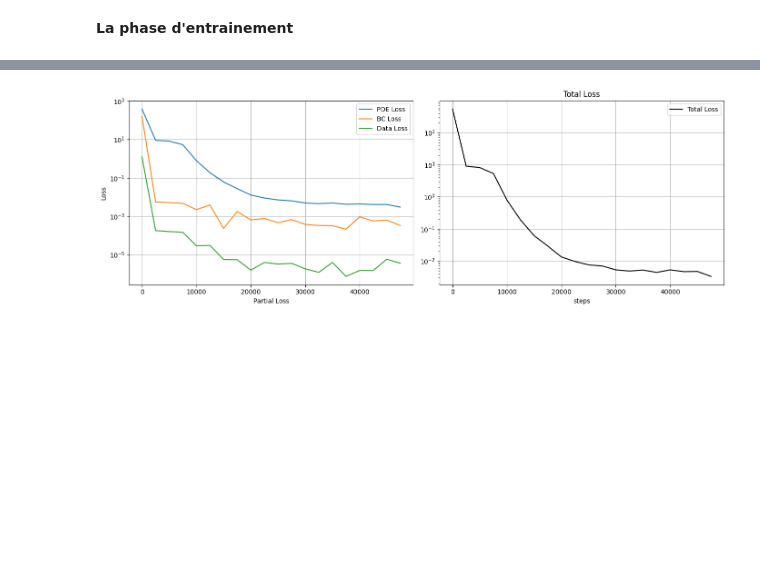
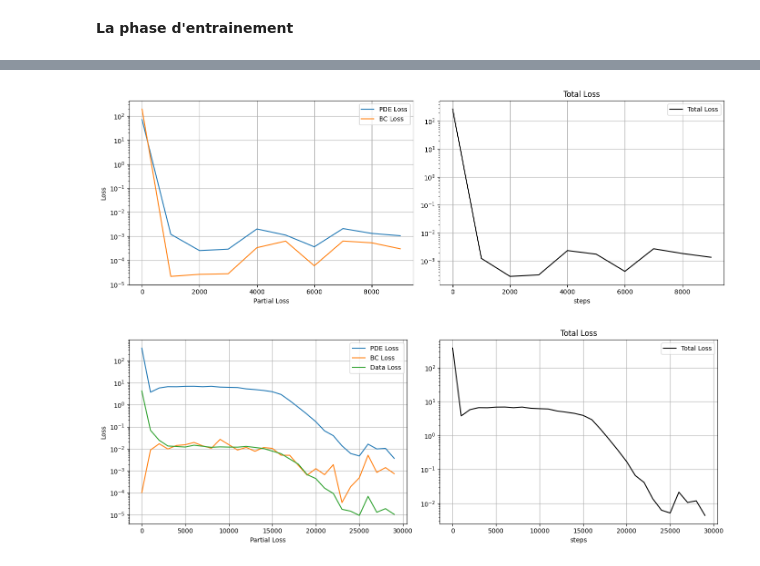
Before and after one commit to Mintche/Internship-PINNs, a Jupyter notebook: 2D Wave Guide/WaveGuide_PINN_scd.ipynb, the cells around one changed output, grey strips where cells are left out. Drawn from its saved outputs; the diff is of its cells as text; code cells hidden in the pictures; blank space fills up the shorter version.

```diff
--- a/2D Wave Guide/WaveGuide_PINN_scd.ipynb
+++ b/2D Wave Guide/WaveGuide_PINN_scd.ipynb
@@ -281,15 +305,17 @@ def train(layers_uv, layers_m, N, max_steps_per_freq, freqs, eval_interval, loss
 # %% [markdown]
 **La phase d'entrainement**
 # %%
-max_steps_per_freq = 50000
-eval_interval = max_steps_per_freq//20
+eval = 50
 N = 1000
 loss_threshold = 1e-4
 patience = 5
+eval_interval = 1000
+max_step_phase1 = 10000
+max_step_phase2 = 30000
 
 freq = np.array([200.0])
 
 key, subkey = jax.random.split(key)
-layers_uv, layers_m, key, train_loss = train(layers_uv, layers_m, N, max_steps_per_freq, freq, eval_interval, loss_threshold, patience, key)
+params_uv, layers_m, key, loss_forward, loss_inverse = train(params_uv, layers_m, N, max_step_phase1, max_step_phase2, freq, eval_interval, loss_threshold, patience, key)
 # %% [output]
 --- f = 200.0 Hz ---
@@ -312,35 +355,66 @@ Step 47500 | pde 2.98e-03 | dtn 3.24e-04 | data 3.55e-06 | total 3.31e-03 | wei
 # %%
-train_loss_arr = np.array(train_loss)
-pde_losses = train_loss_arr[:, 0]
-dtn_losses = train_loss_arr[:, 1]
-data_losses = train_loss_arr[:, 2]
+loss_forward_arr = np.array(loss_forward)
+pde_losses = loss_forward_arr[:, 0]
+dtn_losses = loss_forward_arr[:, 1]
+total_losses = pde_losses + dtn_losses
+
+eval_interval_plot = eval_interval
+
+x_axis = eval_interval_plot * np.arange(len(loss_forward))
+
+fig, (ax1, ax2) = plt.subplots(1, 2, figsize=(14, 5))
+
+ax1.semilogy(x_axis, pde_losses, label="PDE Loss")
+ax1.semilogy(x_axis, dtn_losses, label="BC Loss")
+
+ax2.semilogy(x_axis, total_losses, label="Total Loss", color='black')
+
+ax1.set_xlabel("Partial Loss")
+ax1.set_ylabel("Loss")
+ax1.legend(loc="upper right")
+ax1.grid(True)
+
+ax2.set_title("Total Loss")
+ax2.set_xlabel("steps")
+ax2.legend(loc="upper right")
+ax2.grid(True)
+
+plt.tight_layout()
+plt.show()
+
+loss_inverse_arr = np.array(loss_inverse)
+pde_losses = loss_inverse_arr[:,0]
+dtn_losses = loss_inverse_arr[:,1]
+data_losses = loss_inverse_arr[:,2]
 total_losses = pde_losses + dtn_losses + data_losses
 
-x_axis = eval_interval * np.arange(len(train_loss))
+eval_interval_plot = eval_interval
+
+x_axis = eval_interval_plot * np.arange(len(loss_inverse_arr))
 
 fig, (ax1, ax2) = plt.subplots(1, 2, figsize=(14, 5))
 
 ax1.semilogy(x_axis, pde_losses, label="PDE Loss")
 ax1.semilogy(x_axis, dtn_losses, label="BC Loss")
 ax1.semilogy(x_axis, data_losses, label="Data Loss")
 
 ax2.semilogy(x_axis, total_losses, label="Total Loss", color='black')
 
 ax1.set_xlabel("Partial Loss")
 ax1.set_ylabel("Loss")
 ax1.legend(loc="upper right")
 ax1.grid(True)
 
 ax2.set_title("Total Loss")
 ax2.set_xlabel("steps")
 ax2.legend(loc="upper right")
 ax2.grid(True)
 
 plt.tight_layout()
-plt.savefig('fig/2D_Wave_guide_metrics.pdf')
 plt.show()
 # %% [output]
-[figure, old version]
+[figure, new version]
+[figure, added]
 # %%
 def c(x,y):
     return 1/jnp.sqrt(forward_params(layers_m, jnp.array([x, y])))
```
Also changed, not shown: parts of 7 cells of this notebook, 3 other files.
